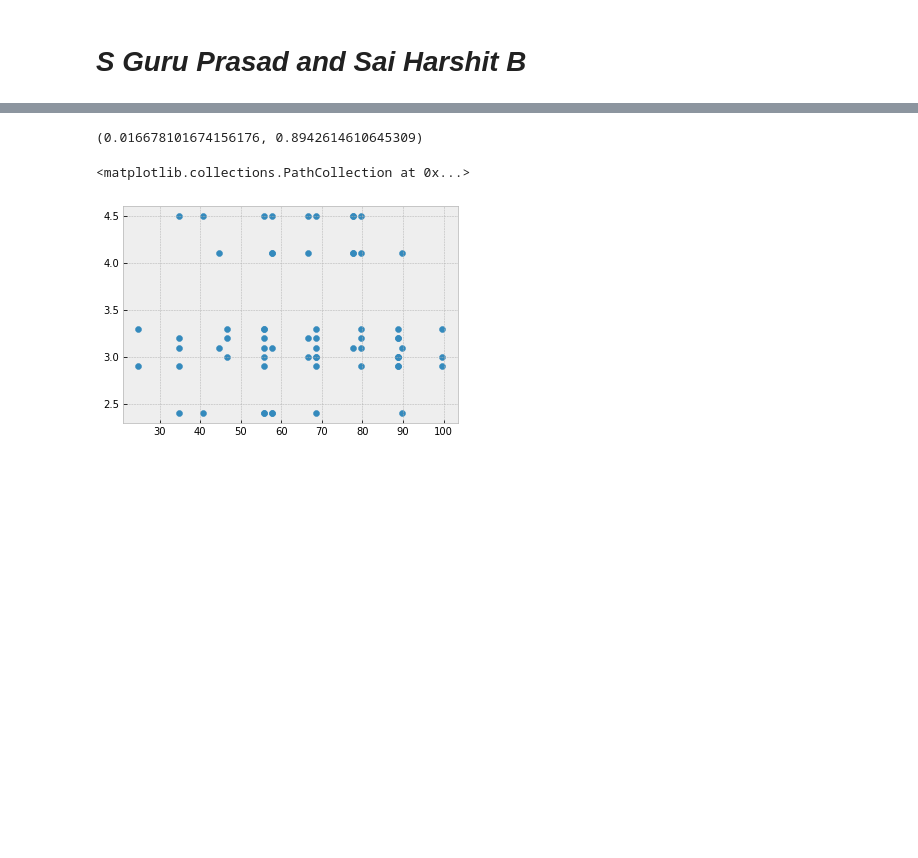
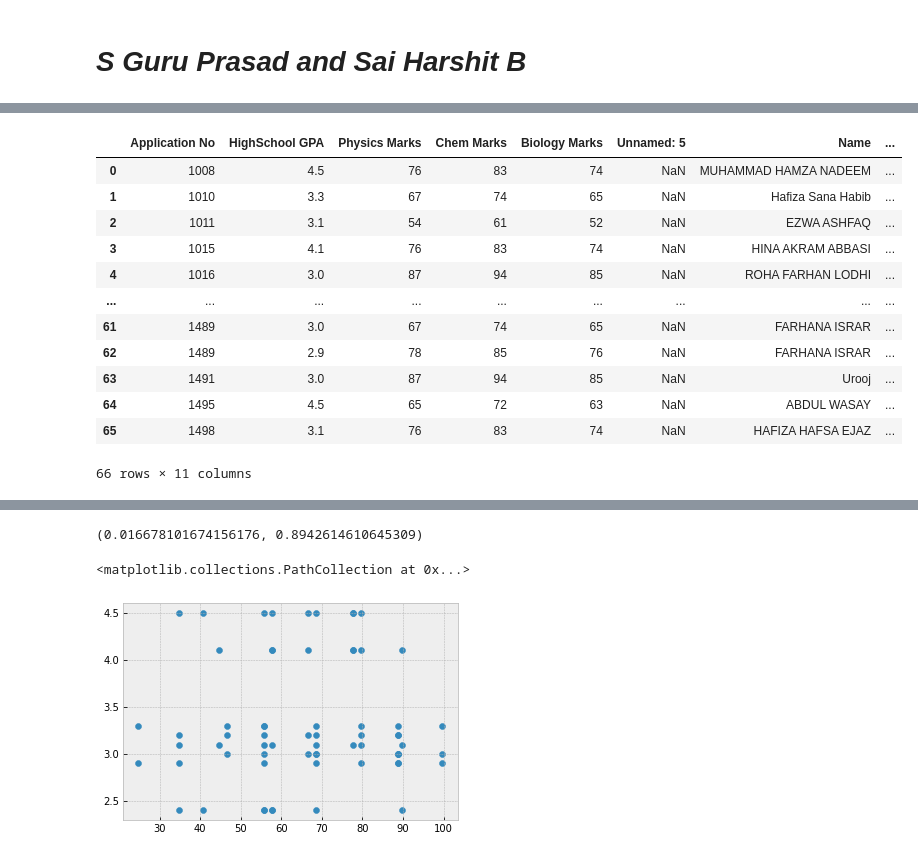
Before and after one commit to Guru-Prasad-2002/Open-Course-Data-Analysis, a Jupyter notebook: ML_Assignment.ipynb, the cells around one changed output, grey strips where cells are left out. Cells and saved outputs as stored; diff of their text form; code cells hidden in the pictures; blank space fills up the shorter version.

```diff
--- a/ML_Assignment.ipynb
+++ b/ML_Assignment.ipynb
@@ -2,0 +36,16 @@
+# %%
+df.iloc[0:, 0:]       #displaying all rows and columns in tabular form
+# %% [output]
+|  | Application No | HighSchool GPA | Physics Marks | Chem Marks | Biology Marks | Unnamed: 5 | Name | ... |
+| 0 | 1008 | 4.5 | 76 | 83 | 74 | NaN | MUHAMMAD HAMZA NADEEM | ... |
+| 1 | 1010 | 3.3 | 67 | 74 | 65 | NaN | Hafiza Sana Habib | ... |
+| 2 | 1011 | 3.1 | 54 | 61 | 52 | NaN | EZWA ASHFAQ | ... |
+| 3 | 1015 | 4.1 | 76 | 83 | 74 | NaN | HINA AKRAM ABBASI | ... |
+| 4 | 1016 | 3.0 | 87 | 94 | 85 | NaN | ROHA FARHAN LODHI | ... |
+| ... | ... | ... | ... | ... | ... | ... | ... | ... |
+| 61 | 1489 | 3.0 | 67 | 74 | 65 | NaN | FARHANA ISRAR | ... |
+| 62 | 1489 | 2.9 | 78 | 85 | 76 | NaN | FARHANA ISRAR | ... |
+| 63 | 1491 | 3.0 | 87 | 94 | 85 | NaN | Urooj | ... |
+| 64 | 1495 | 4.5 | 65 | 72 | 63 | NaN | ABDUL WASAY | ... |
+| 65 | 1498 | 3.1 | 76 | 83 | 74 | NaN | HAFIZA HAFSA EJAZ | ... |
+66 rows × 11 columns
```
Also changed, not shown: parts of 14 cells of this notebook.
